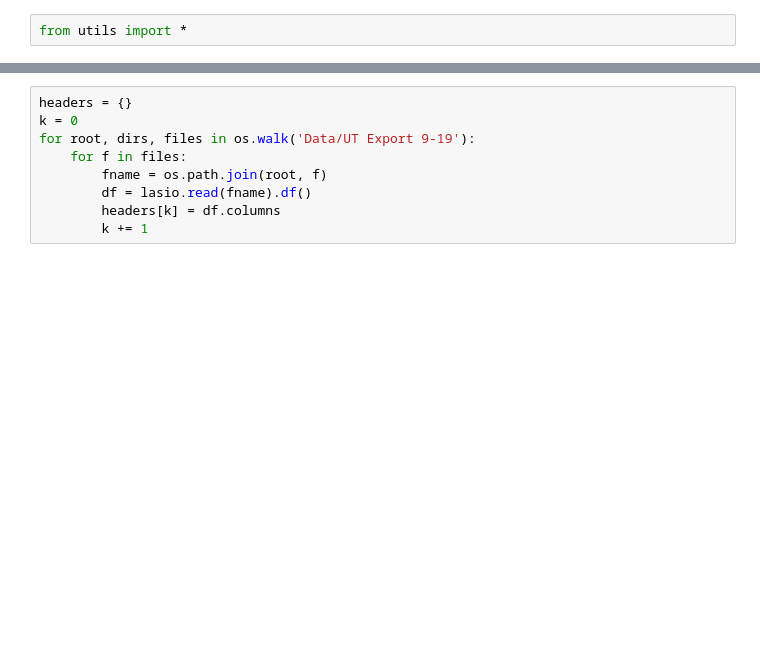
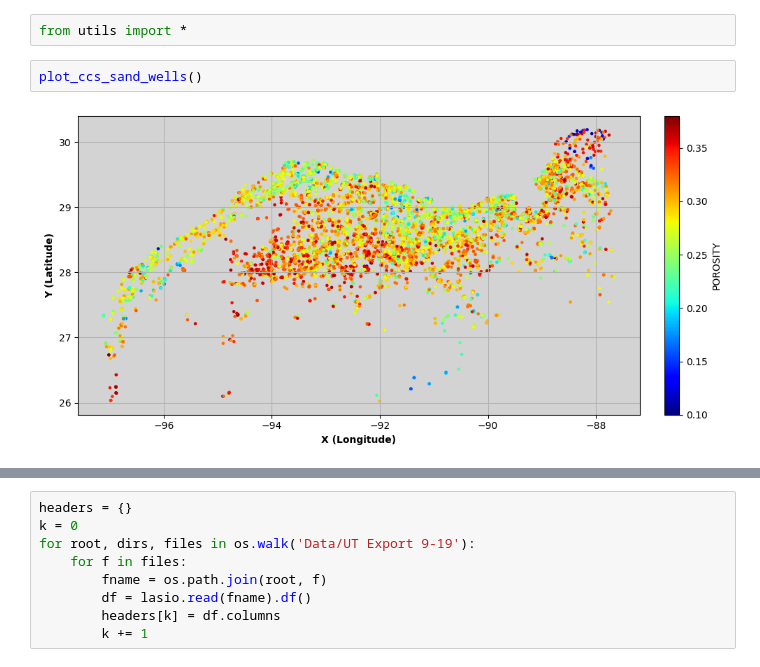
Before and after one commit to misaelmmorales/AutoPetrophysics-GOM-CCS, a Jupyter notebook: sp500_misael.ipynb, the cells around one changed output, grey strips where cells are left out. Saved outputs shown, nothing was run; the diff lists cells and outputs as text; blank space fills up the shorter version.

```diff
--- a/sp500_misael.ipynb
+++ b/sp500_misael.ipynb
@@ -3,3 +3,7 @@
 ### Misael M. Morales
 # %%
 from utils import *
+# %%
+plot_ccs_sand_wells()
+# %% [output]
+[figure, added]
```
Also changed, not shown: parts of 20 cells of this notebook, 2 other files.
